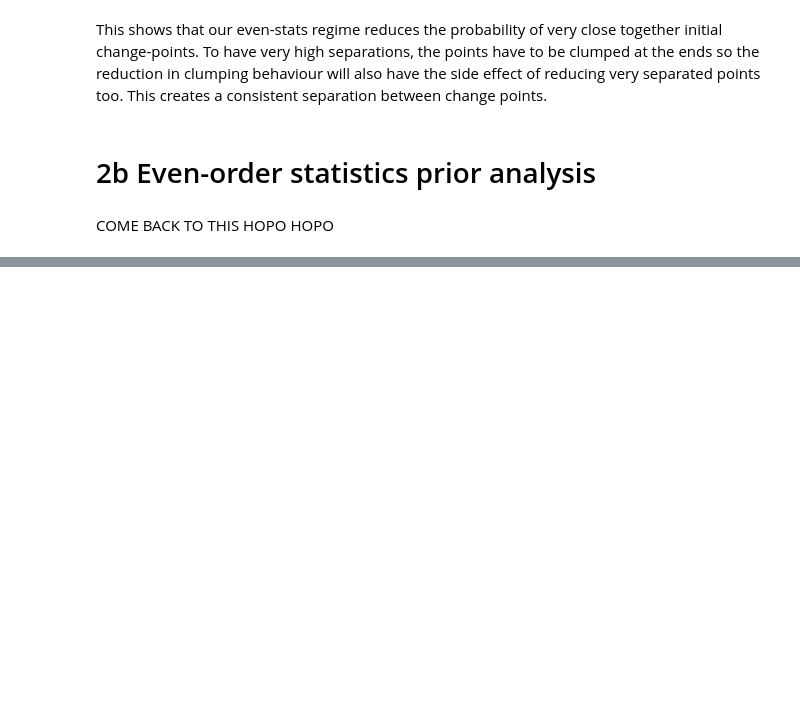
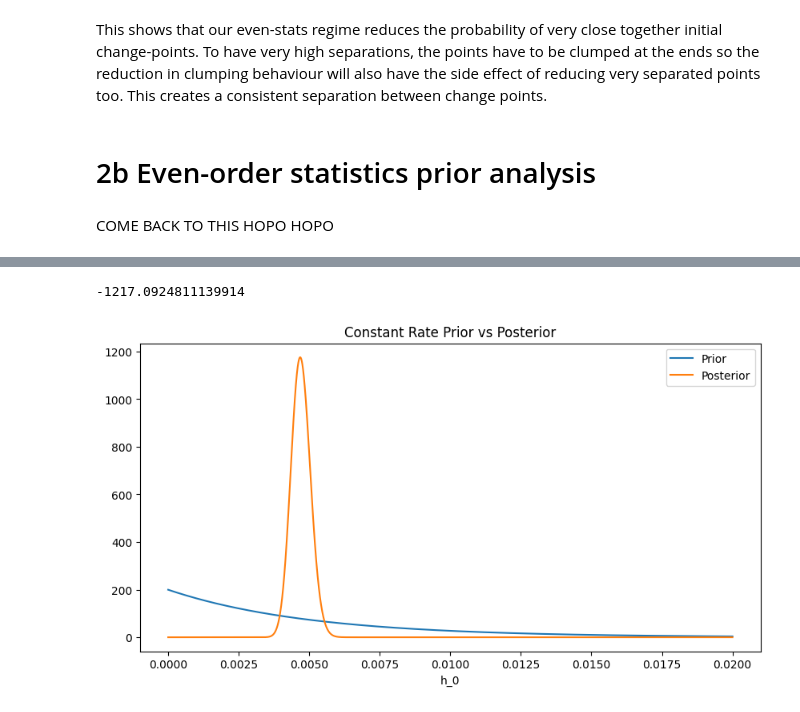
Before and after one commit to JoeyWee1/S2_Coal_Mining_Bayesian_Stats, a Jupyter notebook: C2CW.ipynb, the cells around one changed output, grey strips where cells are left out. Cells and saved outputs as stored; diff of their text form; code cells hidden in the pictures; blank space fills up the shorter version.

```diff
--- a/C2CW.ipynb
+++ b/C2CW.ipynb
@@ -121,0 +128,47 @@ COME BACK TO THIS HOPO HOPO
+# %%
+# Prior
+def cr_prior(h_0):
+    return 200 * np.exp(-200 * h_0)
+
+# Integrand
+def cr_LnPiL(h_0):
+    return np.log(200) + 191 * np.log(h_0) + -40750 * h_0
+
+# Calculate Z
+h_0_vals = np.linspace(1e-5, 0.02, 20000, dtype=np.float64)
+cr_prior_vals = cr_prior(h_0_vals)
+cr_LnPiL_vals = cr_LnPiL(h_0_vals)
+m = max(cr_LnPiL_vals)
+cr_LnPiL_vals_shift = cr_LnPiL_vals - m
+unscaled_z = np.trapezoid(np.exp(cr_LnPiL_vals_shift), h_0_vals)
+log_z = m + np.log(unscaled_z)
+print(log_z)
+
+# z = np.exp(m) * unscaled_z
+
+# print(m)
+# print(z)
+
+log_post = cr_LnPiL(h_0_vals) - log_z
+cr_post = np.exp(log_post)
+
+# Plot
+fig, ax = plt.subplots(1, 1, figsize=(10, 5))
+ax.plot(h_0_vals, cr_prior_vals, label="Prior")
+ax.plot(h_0_vals, cr_post, label="Posterior")
+ax.set_xlabel("h_0")
+ax.set_title("Constant Rate Prior vs Posterior")
+ax.legend()
+fig.show()
+
+# fig, ax = plt.subplots(1,2, figsize=(10, 5))
+# ax[0].plot(h_0_vals, cr_prior_vals, label="Prior")
+# ax[1].plot(h_0_vals, cr_post, label="Posterior")
+# ax[0].set_xlabel("h_0")
+# ax[1].set_xlabel("h_0")
+# ax[0].set_title("Constant Rate Prior")
+# ax[1].set_title("Posterior")
+# fig.show()
+# %% [output]
+-1217.0924811139914
+[figure, added]
```
Also changed, not shown: parts of 5 cells of this notebook.
